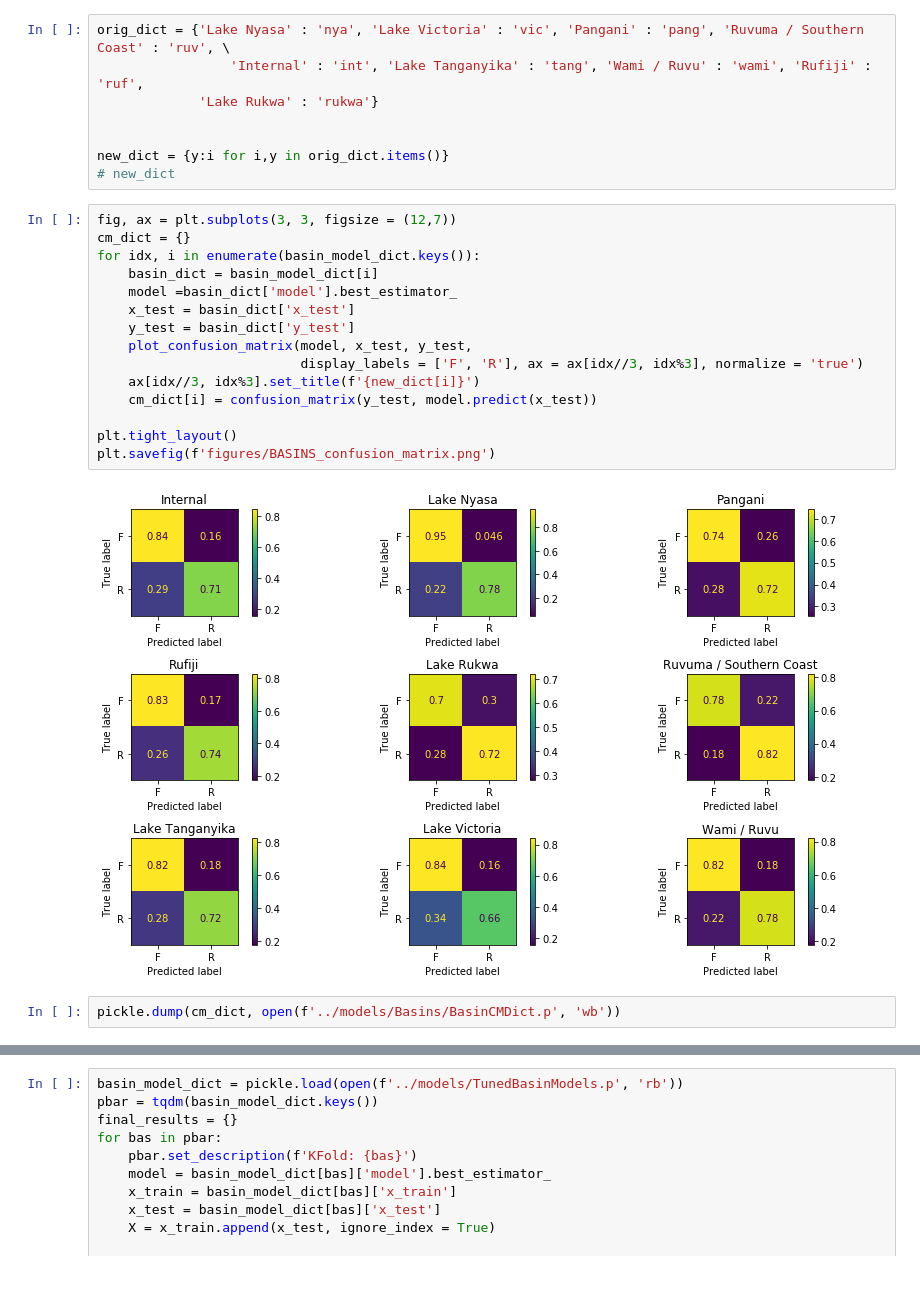
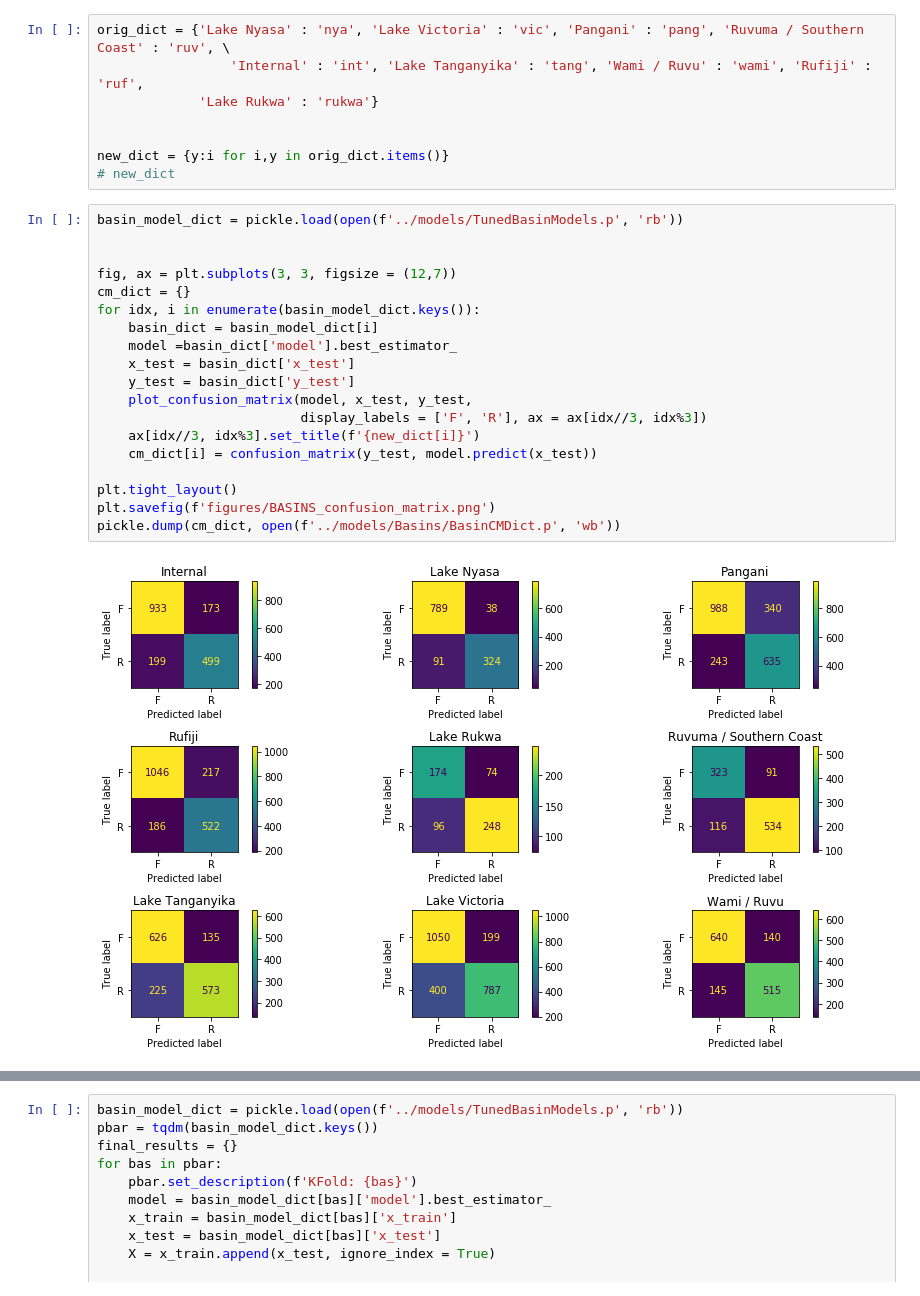
Before and after one commit to HeeebsInc/Mod3Project, a Jupyter notebook: Notebooks/Modeling-ByBasin.ipynb, the cells around one changed output, grey strips where cells are left out. Saved outputs shown, nothing was run; the diff lists cells and outputs as text.

Commit message:
adding figures and cm

```diff
--- a/Notebooks/Modeling-ByBasin.ipynb
+++ b/Notebooks/Modeling-ByBasin.ipynb
@@ -163,21 +164,23 @@ orig_dict = {'Lake Nyasa' : 'nya', 'Lake Victoria' : 'vic', 'Pangani' : 'pang',
 new_dict = {y:i for i,y in orig_dict.items()}
 # new_dict
 # %%
+basin_model_dict = pickle.load(open(f'../models/TunedBasinModels.p', 'rb'))
+
+
 fig, ax = plt.subplots(3, 3, figsize = (12,7))
 cm_dict = {}
 for idx, i in enumerate(basin_model_dict.keys()):
     basin_dict = basin_model_dict[i]
     model =basin_dict['model'].best_estimator_
     x_test = basin_dict['x_test']
     y_test = basin_dict['y_test']
     plot_confusion_matrix(model, x_test, y_test,
-                          display_labels = ['F', 'R'], ax = ax[idx//3, idx%3], normalize = 'true')
+                          display_labels = ['F', 'R'], ax = ax[idx//3, idx%3])
     ax[idx//3, idx%3].set_title(f'{new_dict[i]}')
     cm_dict[i] = confusion_matrix(y_test, model.predict(x_test))
 
 plt.tight_layout()
 plt.savefig(f'figures/BASINS_confusion_matrix.png')
+pickle.dump(cm_dict, open(f'../models/Basins/BasinCMDict.p', 'wb'))
 # %% [output]
-[figure, old version]
+[figure, new version]
-# %%
-pickle.dump(cm_dict, open(f'../models/Basins/BasinCMDict.p', 'wb'))
```
Also changed, not shown: parts of 2 cells of this notebook, 5 other files.
